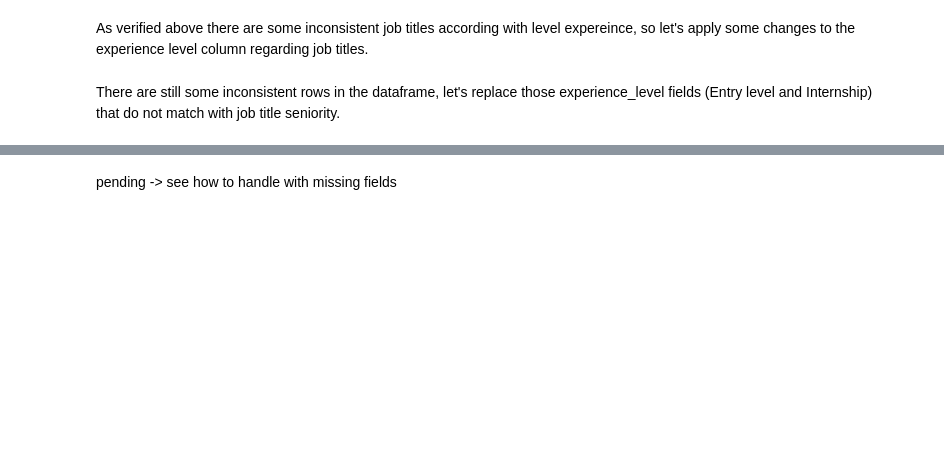
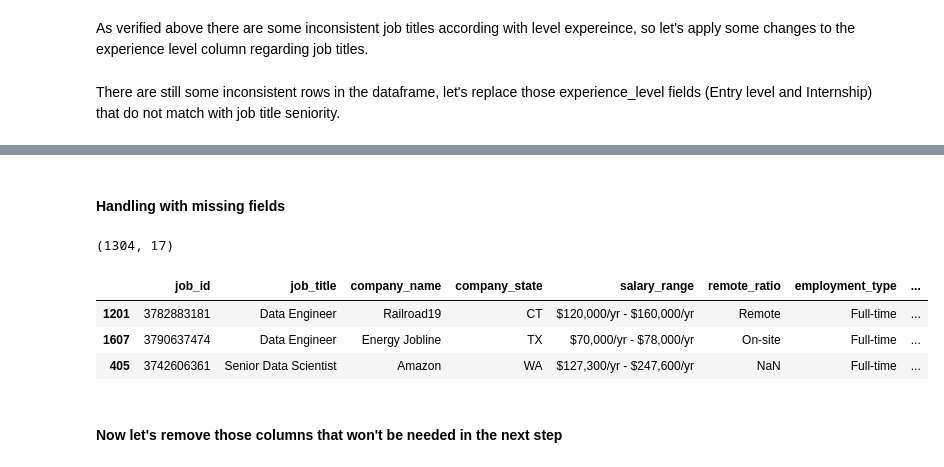
Before and after one commit to niniet98/FINAL-PROJECT, a Jupyter notebook: notebooks/04_linkedin_cleaning.ipynb, the cells around one changed output, grey strips where cells are left out. Drawn from its saved outputs; the diff is of its cells as text; code cells hidden in the pictures; blank space fills up the shorter version.

```diff
--- a/notebooks/04_linkedin_cleaning.ipynb
+++ b/notebooks/04_linkedin_cleaning.ipynb
@@ -565,2 +588,21 @@ dtype: int64
 # %% [markdown]
-pending -> see how to handle with missing fields
+#### Handling with missing fields
+# %%
+linkedin = linkedin[linkedin['company_size'].notna()]
+# %%
+linkedin = linkedin[linkedin['company_state'].notna()]
+# %%
+linkedin = linkedin[linkedin['experience_level'].notna()]
+# %%
+linkedin.shape
+# %% [output]
+(1304, 17)
+# %%
+linkedin.sample(3)
+# %% [output]
+|  | job_id | job_title | company_name | company_state | salary_range | remote_ratio | employment_type | ... |
+| 1201 | 3782883181 | Data Engineer | Railroad19 | CT | $120,000/yr - $160,000/yr | Remote | Full-time | ... |
+| 1607 | 3790637474 | Data Engineer | Energy Jobline | TX | $70,000/yr - $78,000/yr | On-site | Full-time | ... |
+| 405 | 3742606361 | Senior Data Scientist | Amazon | WA | $127,300/yr - $247,600/yr | NaN | Full-time | ... |
+# %% [markdown]
+#### Now let's remove those columns that won't be needed in the next step
```
Also changed, not shown: parts of 12 cells of this notebook, 4 other files.
